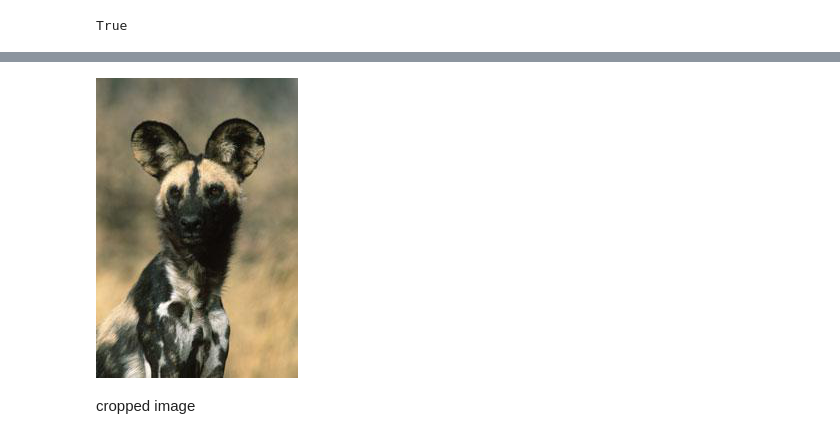
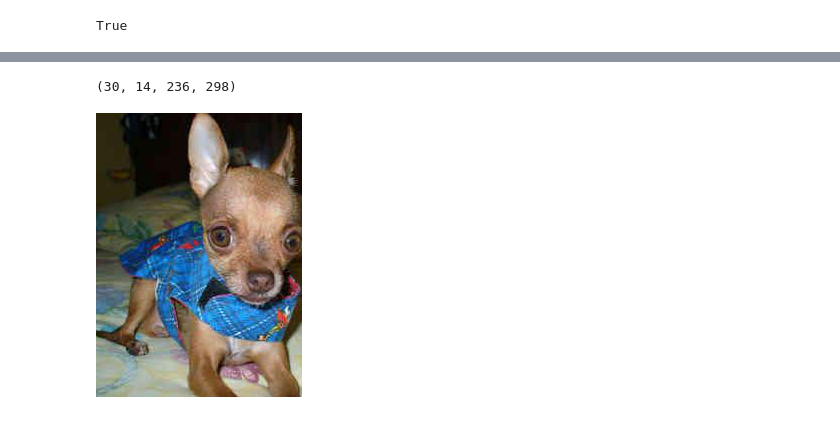
Before and after one commit to ZombieSocrates/ml-udacity-capstone, a Jupyter notebook: 1-Data_Exploration_Preprocessing.ipynb, the cells around one changed output, grey strips where cells are left out. Drawn from its saved outputs; the diff is of its cells as text; code cells hidden in the pictures.

Commit message:
Get bounding box coordinates

```diff
--- a/1-Data_Exploration_Preprocessing.ipynb
+++ b/1-Data_Exploration_Preprocessing.ipynb
@@ -412,5 +365,0 @@ lower -> ymax
-# %%
-left = int(test_xml["annotation"]["object"]["bndbox"]["xmin"])
-upper = int(test_xml["annotation"]["object"]["bndbox"]["ymin"])
-right = int(test_xml["annotation"]["object"]["bndbox"]["xmax"])
-lower = int(test_xml["annotation"]["object"]["bndbox"]["ymax"])
@@ -418,0 +366,10 @@ base image ...
+# %%
+def extract_bbox_coords(annot_path):
+    with open(annot_path, "r") as fd:
+        raw_xml = xmltodict.parse(fd.read())
+    box = raw_xml["annotation"]["object"]["bndbox"]
+    left = int(box["xmin"])
+    upper = int(box["ymin"])
+    right = int(box["xmax"])
+    lower = int(box["ymax"])
+    return (left, upper, right, lower)
@@ -418,0 +378,4 @@ base image ...
+# %%
+foo_file = train_file_list['file_list'].flatten()[0]
+foo_img = get_image_path(file_name_arr = foo_file, root_dir = 'data')
+display(Image.open(foo_img))
@@ -419,6 +384,9 @@ base image ...
+# %%
+foo_annot = get_annotation_path(file_name_arr = foo_file, root_dir = 'data')
+extract_bbox_coords(foo_annot)
+# %% [output]
+(30, 14, 236, 298)
 # %%
-display(Image.open(test_path))
+display(Image.open(foo_img).crop(box = extract_bbox_coords(foo_annot)))
 # %% [output]
-[figure, old version]
+[figure, new version]
-# %% [markdown]
-cropped image
```
Also changed, not shown: parts of 13 cells of this notebook, 1 other file.
